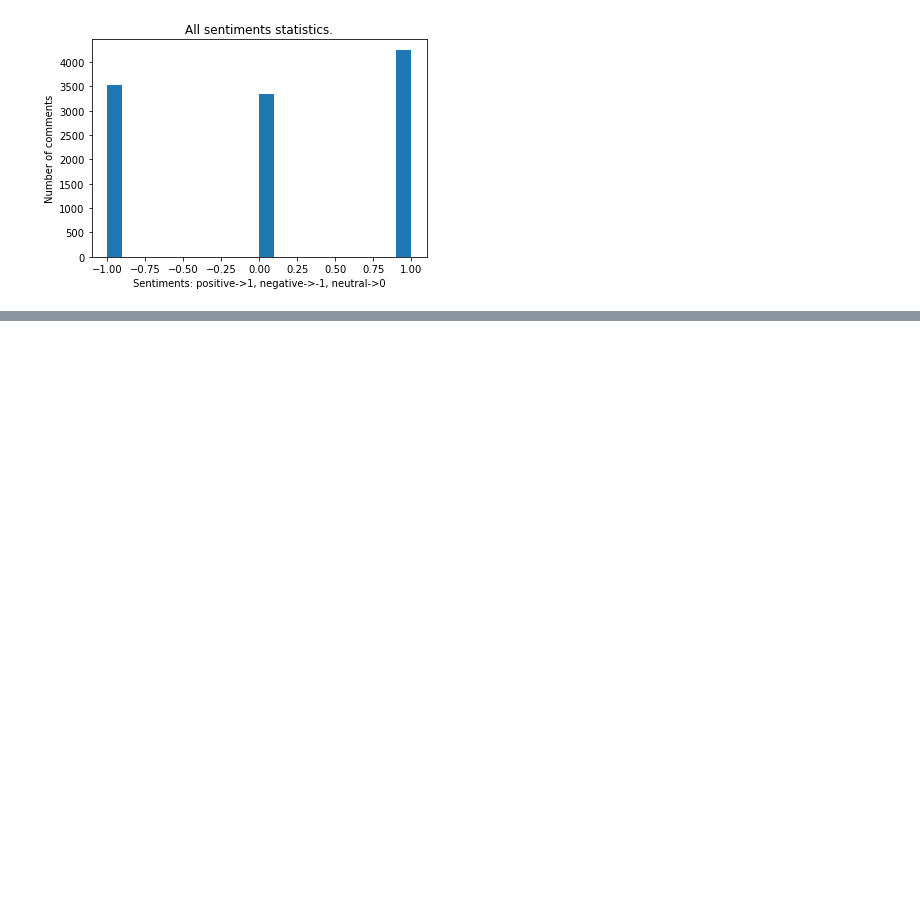
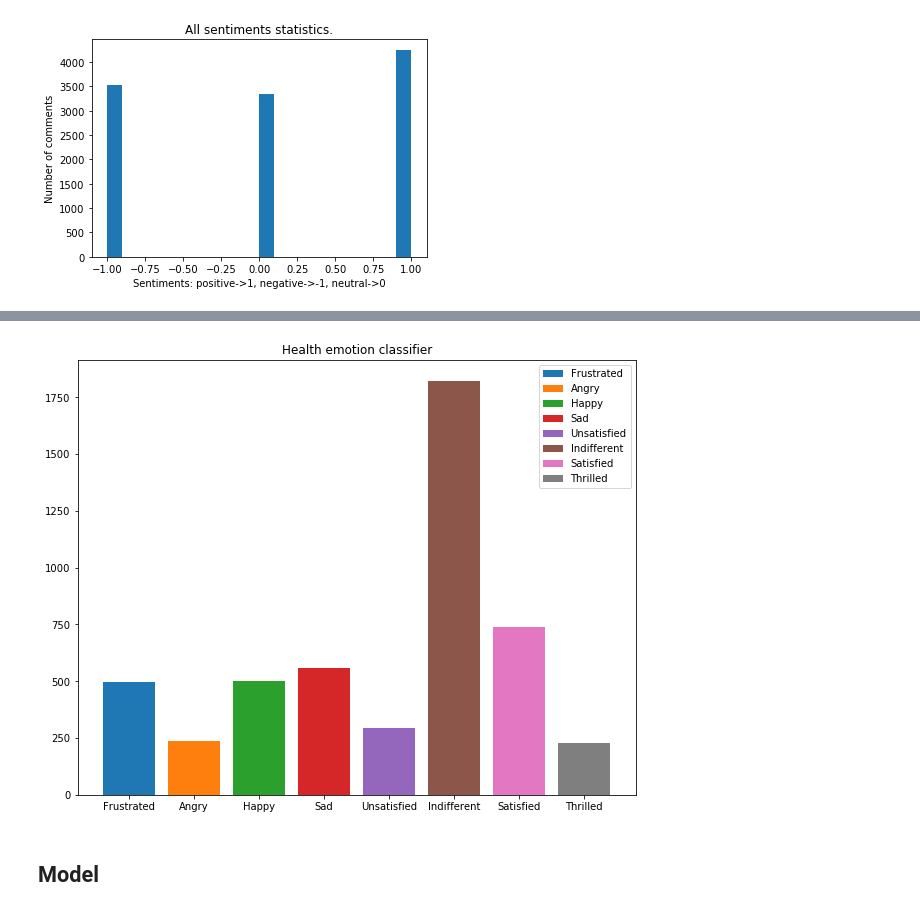
Before and after one commit to Yodeman/social_media_behaviour, a Jupyter notebook: sentiments/sentiment_visualization.ipynb, the cells around one changed output, grey strips where cells are left out. Cells and saved outputs as stored; diff of their text form; code cells hidden in the pictures; blank space fills up the shorter version.

```diff
--- a/sentiments/sentiment_visualization.ipynb
+++ b/sentiments/sentiment_visualization.ipynb
@@ -135,0 +217,6 @@ plt.show()
+# %%
+plot_emotion_stats(health_emotion_data, 'Health')
+# %% [output]
+[figure, added]
+# %% [markdown]
+## Model
```
Also changed, not shown: parts of 14 cells of this notebook, 1 other file.
